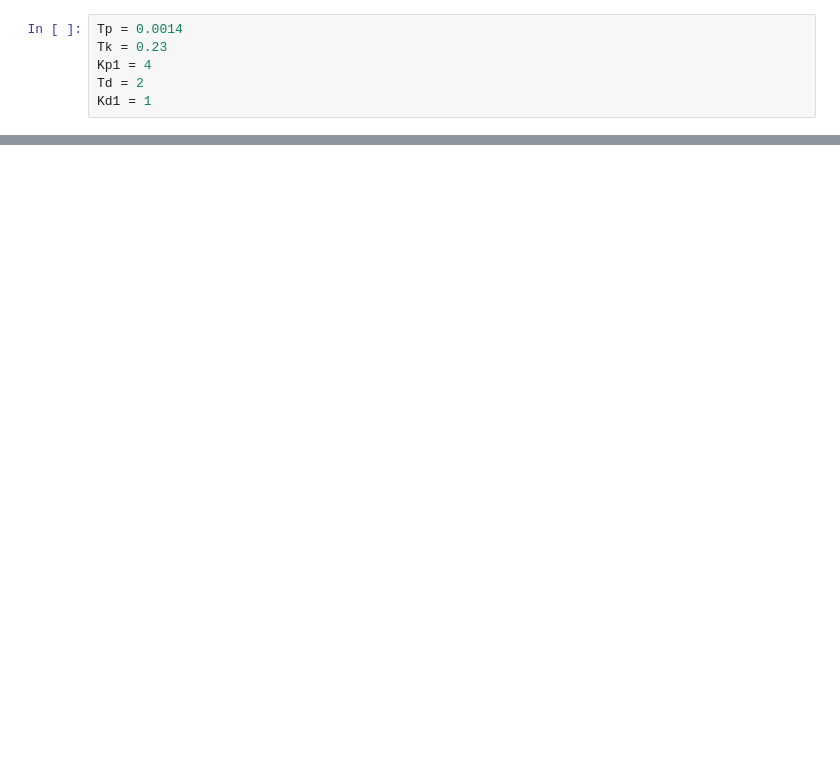
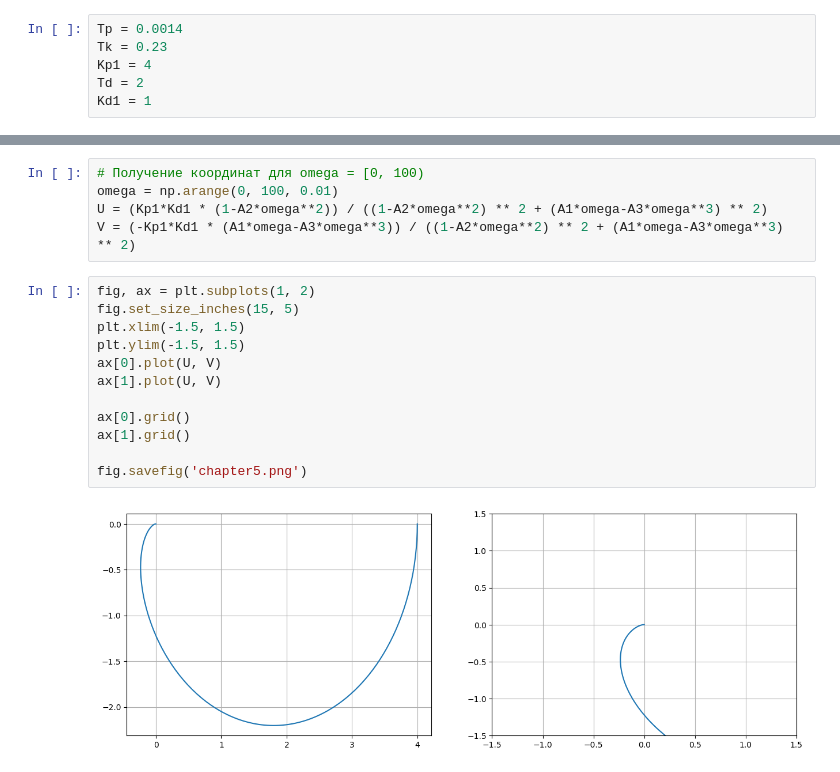
Before and after one commit to Alsius23/Assessment-of-sustainability, a Jupyter notebook: src/research.ipynb, the cells around one changed output, grey strips where cells are left out. Saved outputs shown, nothing was run; the diff lists cells and outputs as text; blank space fills up the shorter version.

```diff
--- a/src/research.ipynb
+++ b/src/research.ipynb
@@ -111,0 +314,19 @@ plt.plot(Xi, Ksi, 'ro')
+# %%
+# Получение координат для omega = [0, 100)
+omega = np.arange(0, 100, 0.01)
+U = (Kp1*Kd1 * (1-A2*omega**2)) / ((1-A2*omega**2) ** 2 + (A1*omega-A3*omega**3) ** 2)
+V = (-Kp1*Kd1 * (A1*omega-A3*omega**3)) / ((1-A2*omega**2) ** 2 + (A1*omega-A3*omega**3) ** 2)
+# %%
+fig, ax = plt.subplots(1, 2)
+fig.set_size_inches(15, 5)
+plt.xlim(-1.5, 1.5)
+plt.ylim(-1.5, 1.5)
+ax[0].plot(U, V)
+ax[1].plot(U, V)
+
+ax[0].grid()
+ax[1].grid()
+
+fig.savefig('chapter5.png')
+# %% [output]
+[figure, added]
```
Also changed, not shown: parts of 32 cells of this notebook, 1 other file.
